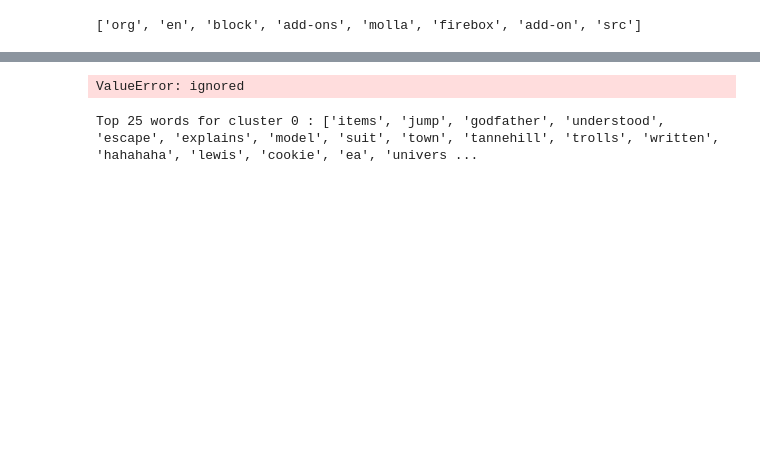
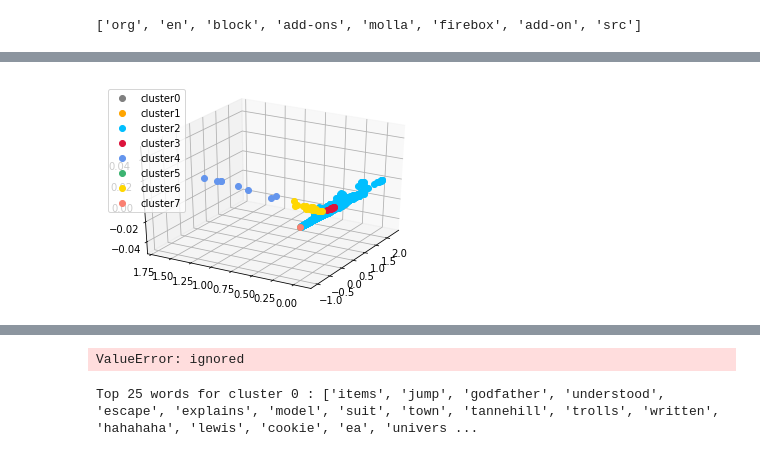
Before and after one commit to annie-lyu/word-embedding, a Jupyter notebook: hac_with_docvecs.ipynb, the cells around one changed output, grey strips where cells are left out. Drawn from its saved outputs; the diff is of its cells as text; code cells hidden in the pictures; blank space fills up the shorter version.

```diff
--- a/hac_with_docvecs.ipynb
+++ b/hac_with_docvecs.ipynb
@@ -131,0 +174,4 @@ NameError: ignored
+# %%
+colouring(data_syn, cluster_8_lab, components=3, azim = 30, elev = 210)
+# %% [output]
+[figure, added]
```
Also changed, not shown: parts of 27 cells of this notebook.
